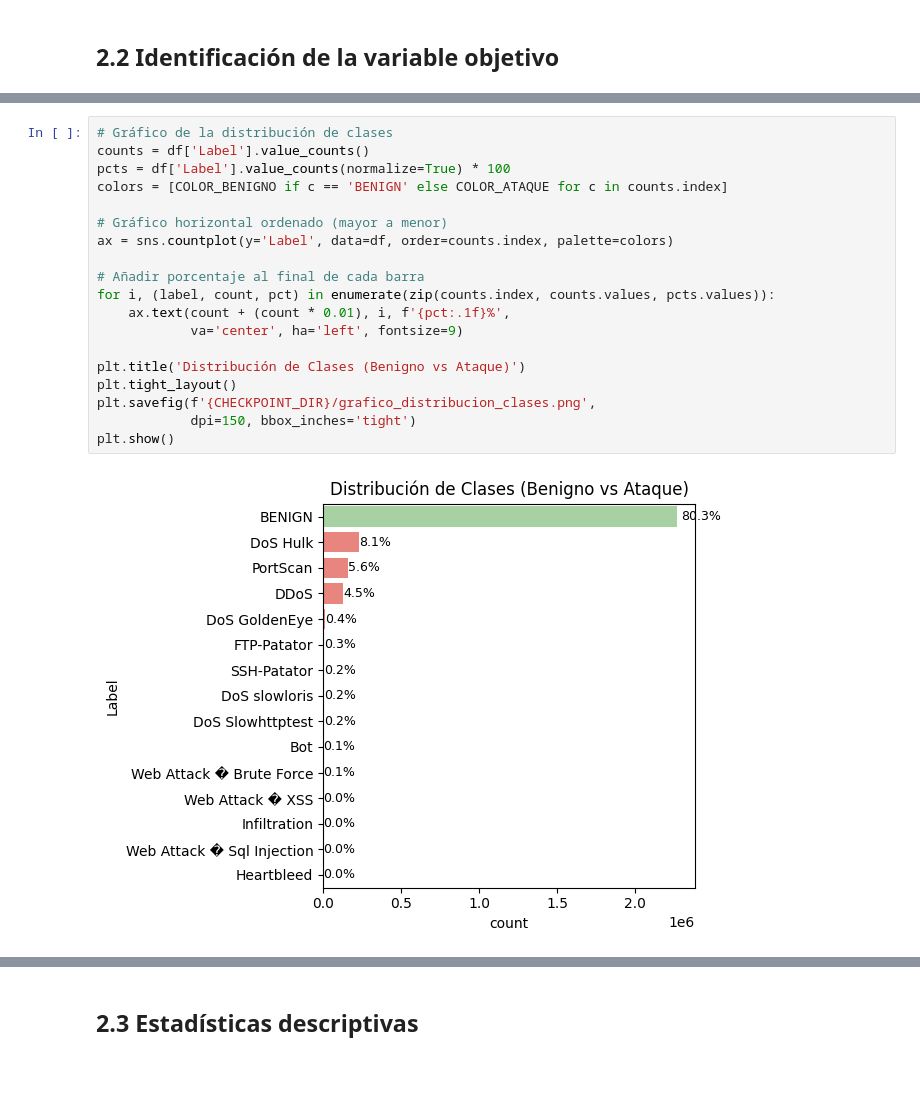
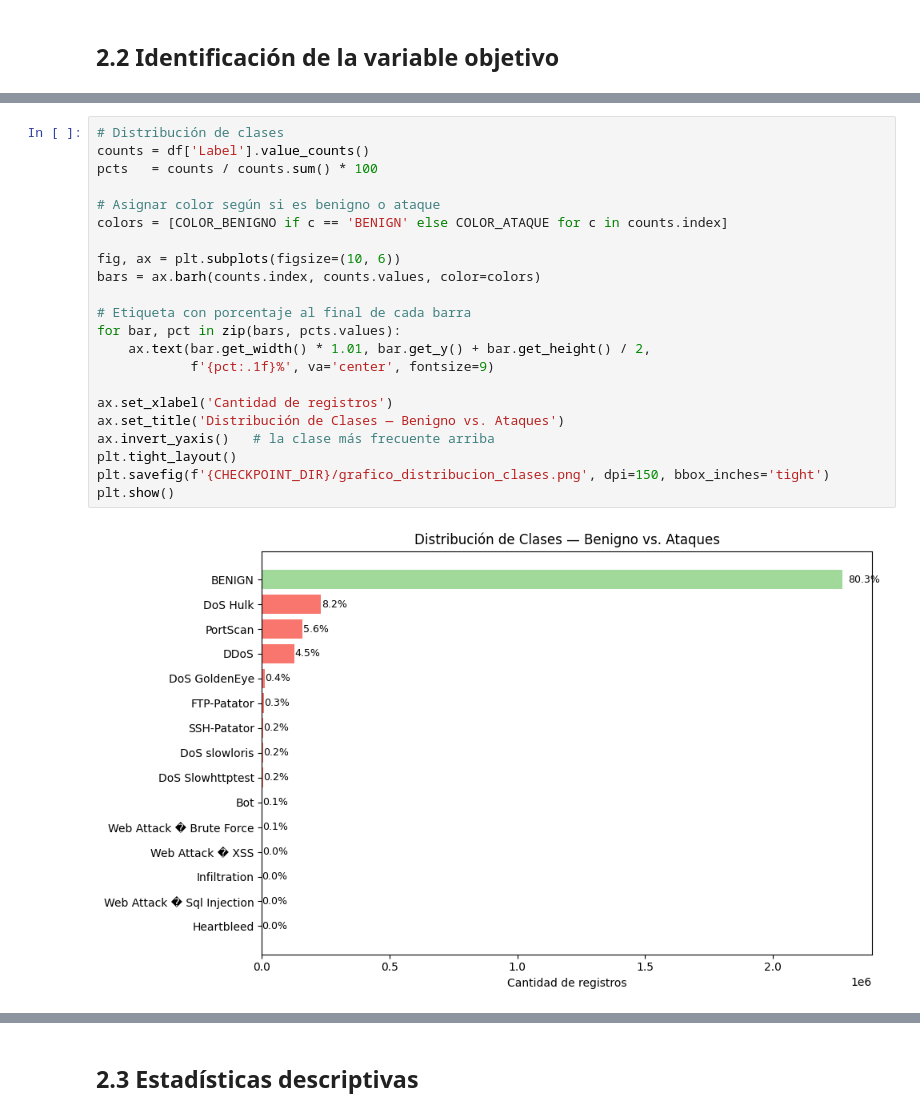
Before and after one commit to jotaeleb/tif-ciencias-de-datos, a Jupyter notebook: notebooks/proyecto.ipynb, the cells around one changed output, grey strips where cells are left out. Cells and saved outputs as stored; diff of their text form; blank space fills up the shorter version.

```diff
--- a/notebooks/proyecto.ipynb
+++ b/notebooks/proyecto.ipynb
@@ -171,22 +198,25 @@ Categóricas: Index(['Label'], dtype='object')
 # %%
-# Gráfico de la distribución de clases
+# Distribución de clases
 counts = df['Label'].value_counts()
-pcts = df['Label'].value_counts(normalize=True) * 100
+pcts   = counts / counts.sum() * 100
+
+# Asignar color según si es benigno o ataque
 colors = [COLOR_BENIGNO if c == 'BENIGN' else COLOR_ATAQUE for c in counts.index]
 
-# Gráfico horizontal ordenado (mayor a menor)
-ax = sns.countplot(y='Label', data=df, order=counts.index, palette=colors)
+fig, ax = plt.subplots(figsize=(10, 6))
+bars = ax.barh(counts.index, counts.values, color=colors)
 
-# Añadir porcentaje al final de cada barra
-for i, (label, count, pct) in enumerate(zip(counts.index, counts.values, pcts.values)):
-    ax.text(count + (count * 0.01), i, f'{pct:.1f}%',
-            va='center', ha='left', fontsize=9)
+# Etiqueta con porcentaje al final de cada barra
+for bar, pct in zip(bars, pcts.values):
+    ax.text(bar.get_width() * 1.01, bar.get_y() + bar.get_height() / 2,
+            f'{pct:.1f}%', va='center', fontsize=9)
 
-plt.title('Distribución de Clases (Benigno vs Ataque)')
+ax.set_xlabel('Cantidad de registros')
+ax.set_title('Distribución de Clases — Benigno vs. Ataques')
+ax.invert_yaxis()   # la clase más frecuente arriba
 plt.tight_layout()
-plt.savefig(f'{CHECKPOINT_DIR}/grafico_distribucion_clases.png',
-            dpi=150, bbox_inches='tight')
+plt.savefig(f'{CHECKPOINT_DIR}/grafico_distribucion_clases.png', dpi=150, bbox_inches='tight')
 plt.show()
 # %% [output]
-[figure, old version]
+[figure, new version]
 # %% [markdown]
```
Also changed, not shown: parts of 24 cells of this notebook.
